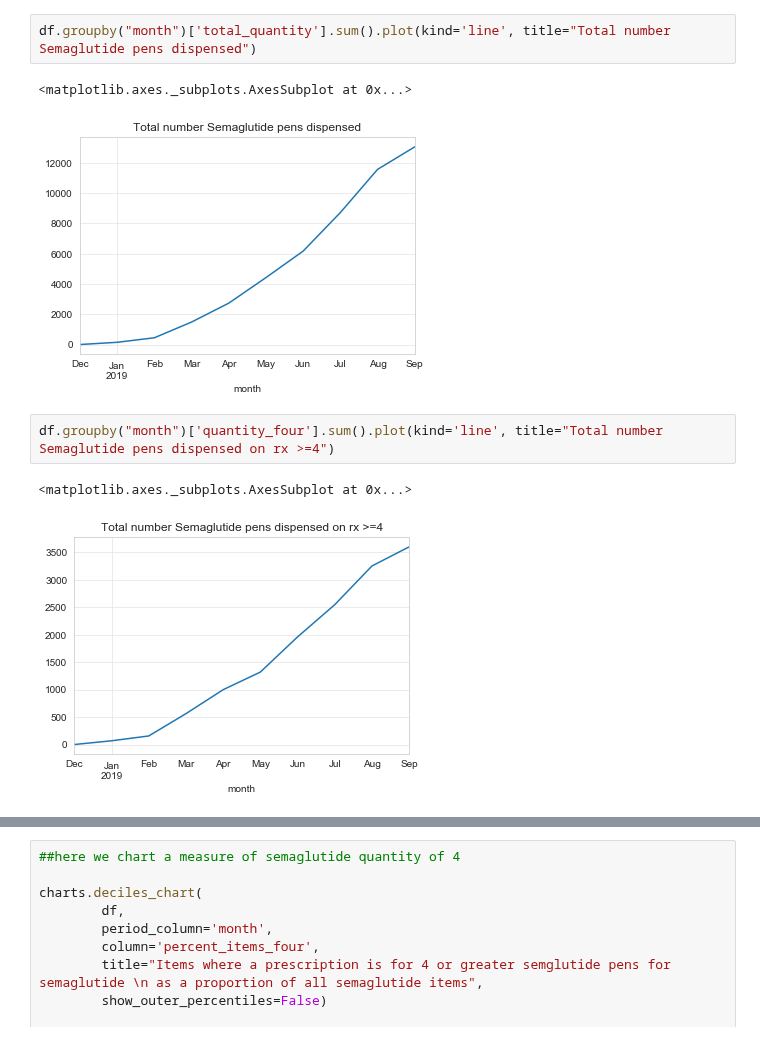
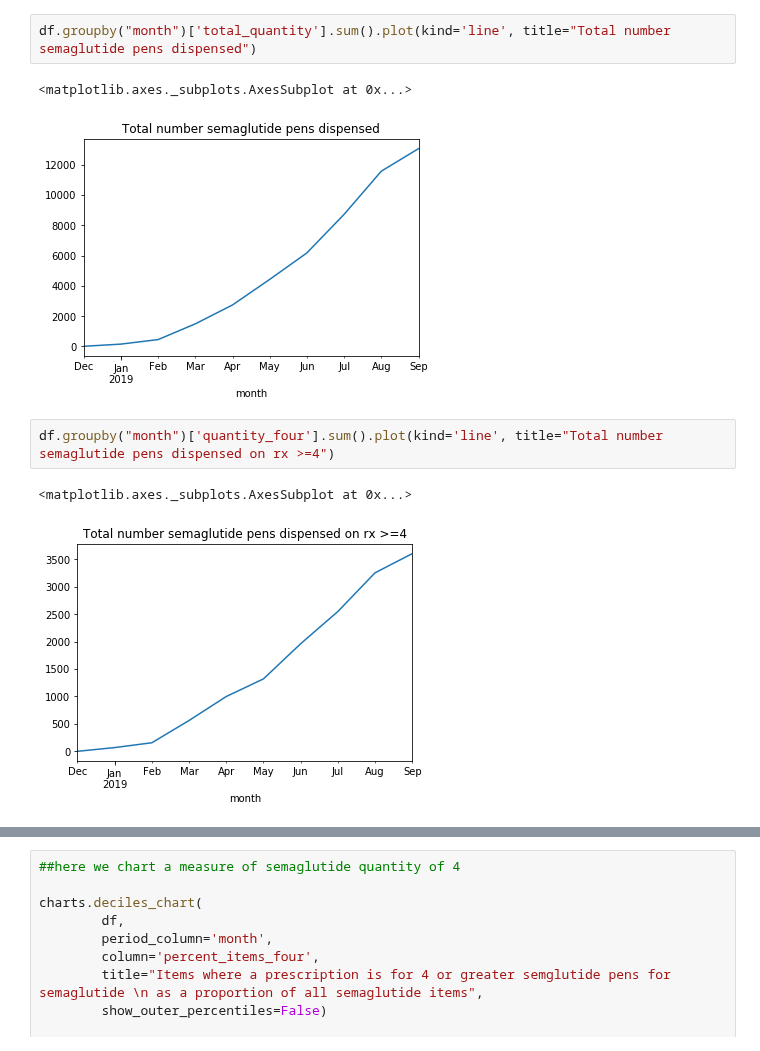
Before and after one commit to ebmdatalab/jupyter-notebooks, a Jupyter notebook: measures_by_software/Draft ideas/Diabetes - Semaglutide/Semaglutide Quantity Draft.ipynb, the cells around one changed output, grey strips where cells are left out. Cells and saved outputs as stored; diff of their text form.

```diff
--- a/measures_by_software/Draft ideas/Diabetes - Semaglutide/Semaglutide Quantity Draft.ipynb
+++ b/measures_by_software/Draft ideas/Diabetes - Semaglutide/Semaglutide Quantity Draft.ipynb
@@ -65,10 +75,10 @@ df.head()
 # %%
-df.groupby("month")['total_quantity'].sum().plot(kind='line', title="Total number Semaglutide pens dispensed")
+df.groupby("month")['total_quantity'].sum().plot(kind='line', title="Total number semaglutide pens dispensed")
 # %% [output]
 <matplotlib.axes._subplots.AxesSubplot at 0x...>
-[figure, old version]
+[figure, new version]
 # %%
-df.groupby("month")['quantity_four'].sum().plot(kind='line', title="Total number Semaglutide pens dispensed on rx >=4")
+df.groupby("month")['quantity_four'].sum().plot(kind='line', title="Total number semaglutide pens dispensed on rx >=4")
 # %% [output]
 <matplotlib.axes._subplots.AxesSubplot at 0x...>
-[figure, old version]
+[figure, new version]
```
Also changed, not shown: parts of 17 cells of this notebook, 7 other files.
